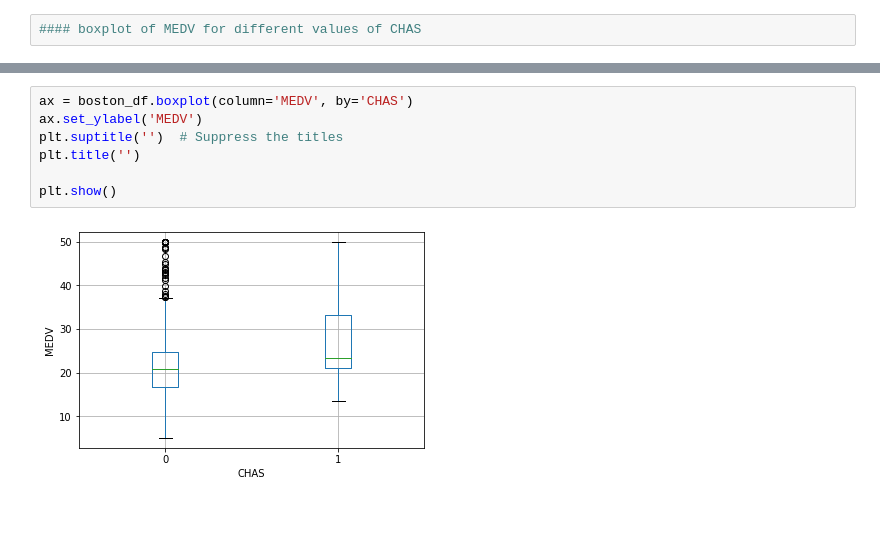
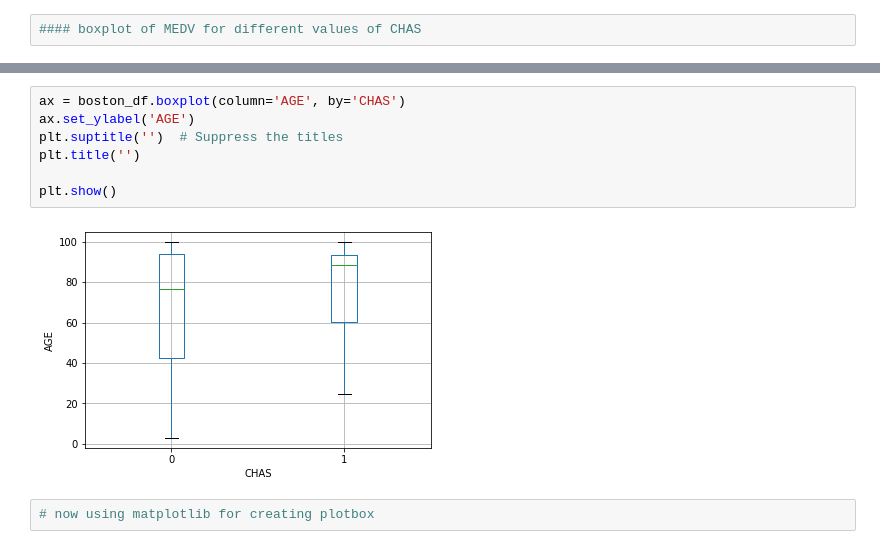
Before and after one commit to davideliason/DM4BA_Personal_Practice, a Jupyter notebook: DataVisualization_BostonHousingDataset.ipynb, the cells around one changed output, grey strips where cells are left out. Cells and saved outputs as stored; diff of their text form; blank space fills up the shorter version.

```diff
--- a/DataVisualization_BostonHousingDataset.ipynb
+++ b/DataVisualization_BostonHousingDataset.ipynb
@@ -180,9 +186,11 @@ plt.show()
 # %%
-ax = boston_df.boxplot(column='MEDV', by='CHAS')
-ax.set_ylabel('MEDV')
+ax = boston_df.boxplot(column='AGE', by='CHAS')
+ax.set_ylabel('AGE')
 plt.suptitle('')  # Suppress the titles
 plt.title('')
 
 plt.show()
 # %% [output]
-[figure, old version]
+[figure, new version]
+# %%
+# now using matplotlib for creating plotbox
```
Also changed, not shown: parts of 4 cells of this notebook.
